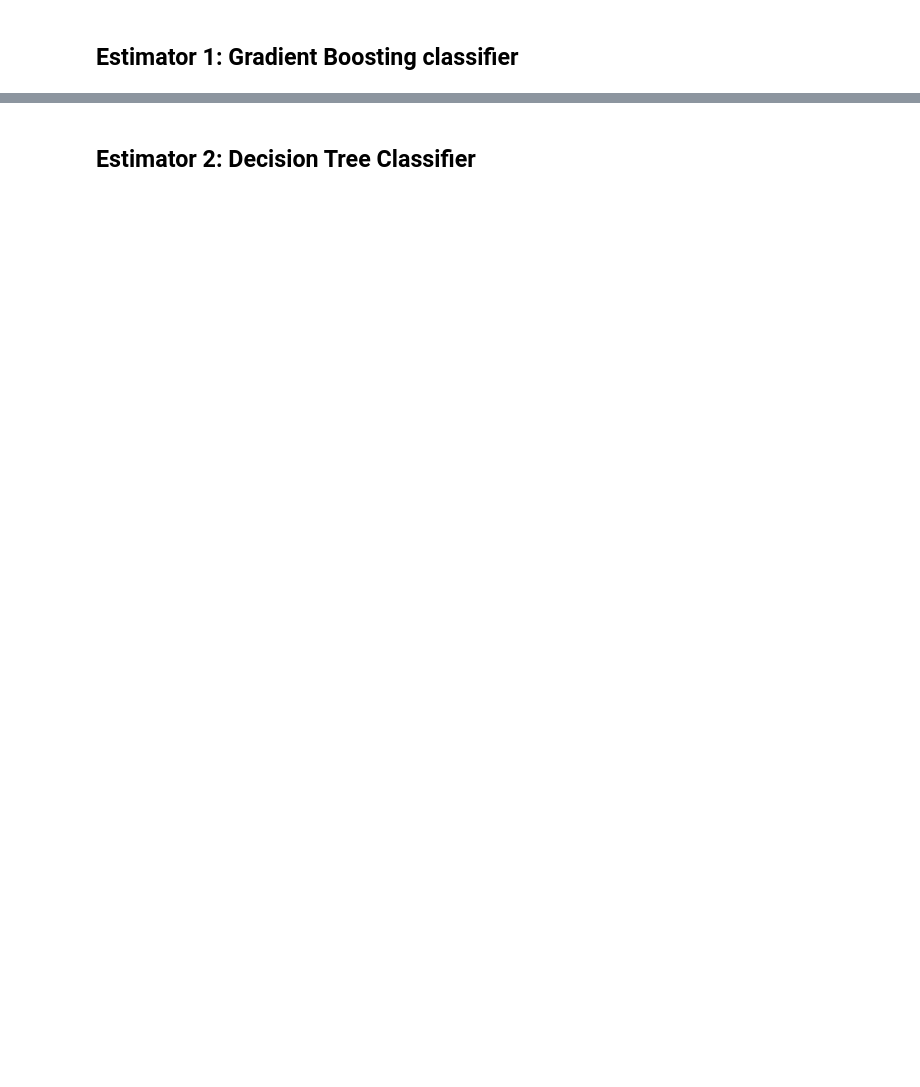
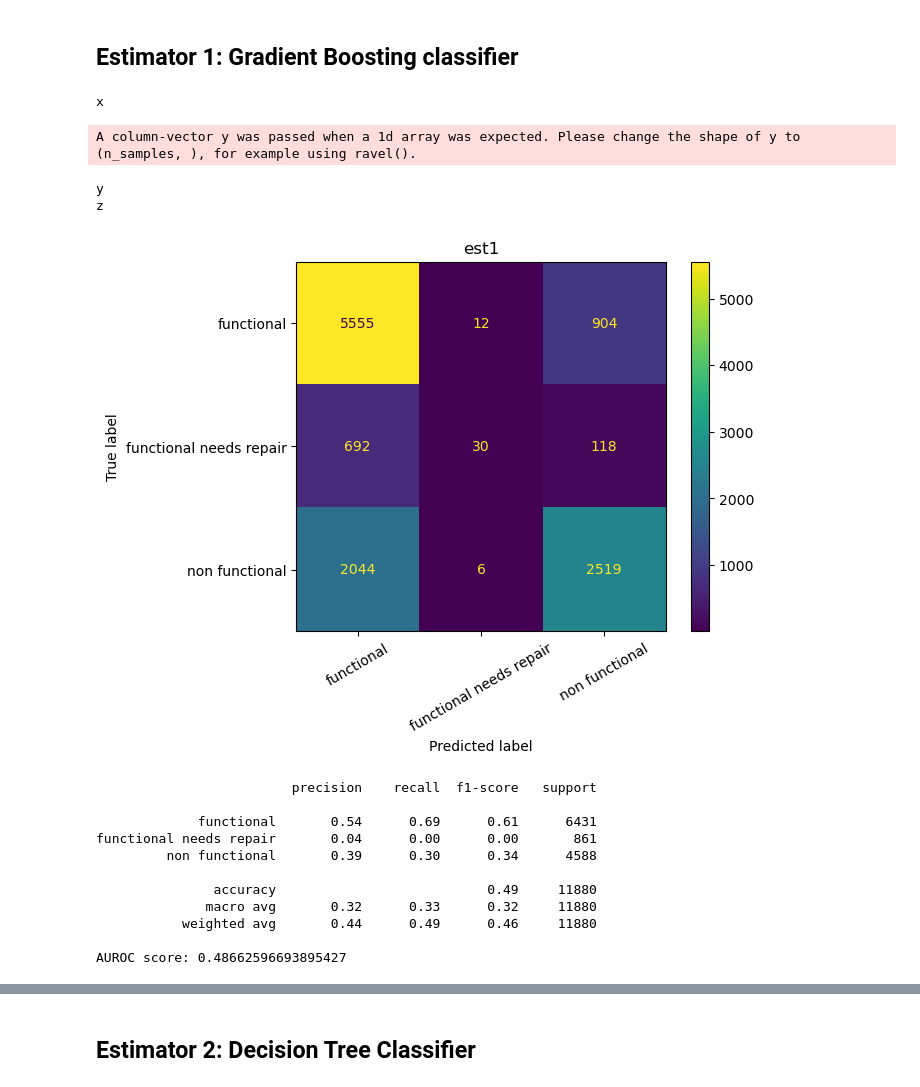
Before and after one commit to roberthobblebottom/pump-it-up, a Jupyter notebook: 1.ipynb, the cells around one changed output, grey strips where cells are left out. Saved outputs shown, nothing was run; the diff lists cells and outputs as text; code cells hidden in the pictures; blank space fills up the shorter version.

Commit message:
comparision of classifiers

```diff
--- a/1.ipynb
+++ b/1.ipynb
@@ -382,0 +355,45 @@ y_probabilities_1 = pipeline_1.predict_proba(x_test)
+# %%
+est1 = Pipeline(steps=[
+        ('encoder',OrdinalEncoder(handle_unknown='use_encoded_value', unknown_value=-1)),
+        ('scaler',StandardScaler()),
+        ('principal_component_analysis',PCA(n_components=15,random_state=rng)),
+        ('gradient_boosting_classifier',GradientBoostingClassifier(
+
+        ))
+    ])
+print("x")
+pipeline_1 = est1.fit(x_train,y=y_train)
+print("y")
+
+y_predictions_1 = pipeline_1.predict(x_test)
+print("z")
+
+
+
+y_probabilities_1 = pipeline_1.predict_proba(x_test)
+cm = confusion_matrix(y_test,y_predictions_1)
+display = ConfusionMatrixDisplay(confusion_matrix=cm,display_labels=est1.classes_)
+display.plot()
+plt.xticks(rotation = 30)
+plt.title("est1")
+plt.show()
+
+print(classification_report(y_train, y_predictions_1))
+print("AUROC score:",roc_auc_score(y_test_binarized, y_probabilities_1,multi_class='ovr',labels=[0,1,2]))
+# %% [output]
+x
+A column-vector y was passed when a 1d array was expected. Please change the shape of y to (n_samples, ), for example using ravel().
+y
+z
+[figure, added]
+                         precision    recall  f1-score   support
+
+             functional       0.54      0.69      0.61      6431
+functional needs repair       0.04      0.00      0.00       861
+         non functional       0.39      0.30      0.34      4588
+
+               accuracy                           0.49     11880
+              macro avg       0.32      0.33      0.32     11880
+           weighted avg       0.44      0.49      0.46     11880
+
+AUROC score: 0.48662596693895427
```
Also changed, not shown: parts of 30 cells of this notebook.
